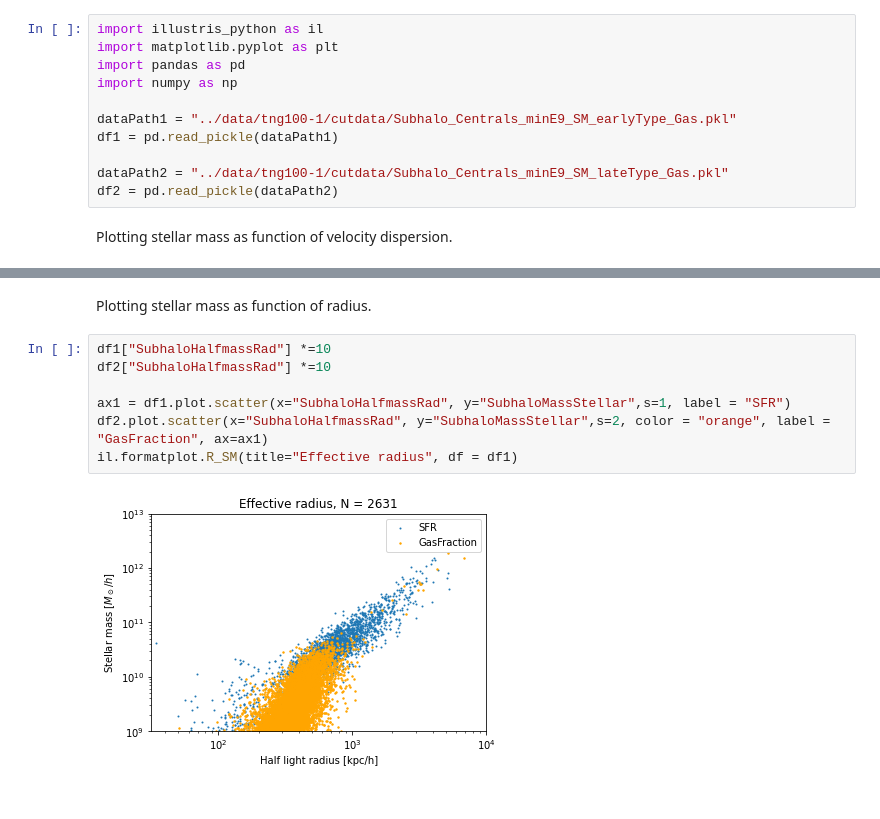
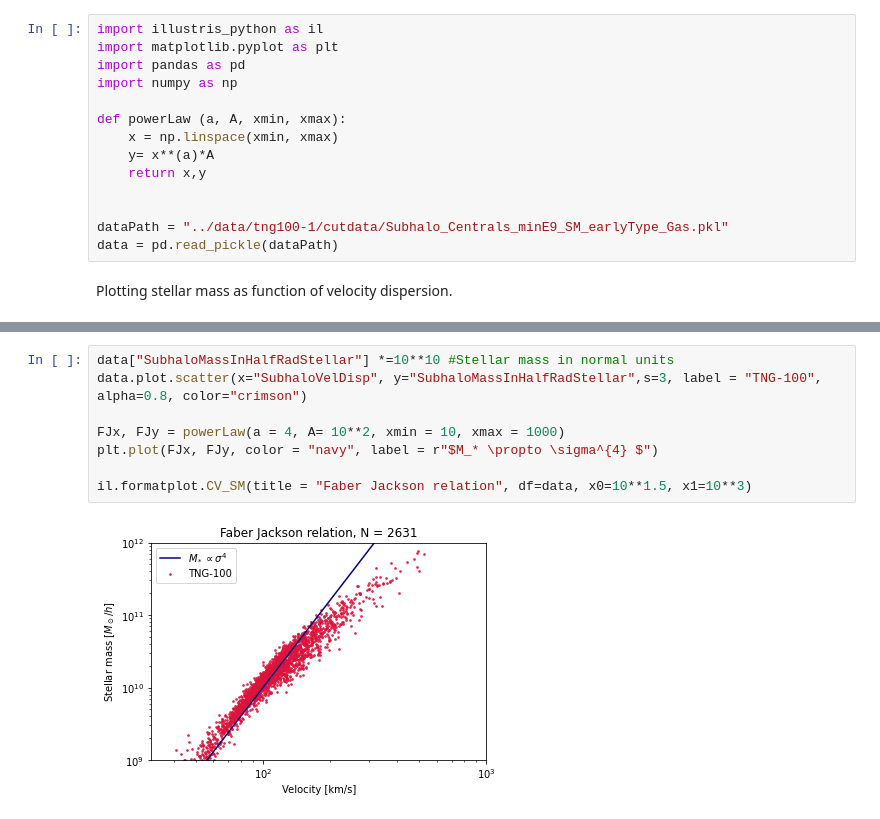
Before and after one commit to choisant/illustris-project, a Jupyter notebook: src/FP.ipynb, the cells around one changed output, grey strips where cells are left out. Drawn from its saved outputs; the diff is of its cells as text.

```diff
--- a/src/FP.ipynb
+++ b/src/FP.ipynb
@@ -4,10 +18,13 @@ import matplotlib.pyplot as plt
 import pandas as pd
 import numpy as np
 
-dataPath1 = "../data/tng100-1/cutdata/Subhalo_Centrals_minE9_SM_earlyType_Gas.pkl"
-df1 = pd.read_pickle(dataPath1)
+def powerLaw (a, A, xmin, xmax):
+    x = np.linspace(xmin, xmax)
+    y= x**(a)*A
+    return x,y
 
-dataPath2 = "../data/tng100-1/cutdata/Subhalo_Centrals_minE9_SM_lateType_Gas.pkl"
-df2 = pd.read_pickle(dataPath2)
+
+dataPath = "../data/tng100-1/cutdata/Subhalo_Centrals_minE9_SM_earlyType_Gas.pkl"
+data = pd.read_pickle(dataPath)
 # %% [markdown]
 Plotting stellar mass as function of velocity dispersion.
@@ -26,11 +31,10 @@ plt.savefig("../fig/FP/early_late_VD_SM_GasFraction.png")
-# %% [markdown]
-Plotting stellar mass as function of radius.
-# %%
-df1["SubhaloHalfmassRad"] *=10
-df2["SubhaloHalfmassRad"] *=10
-
-ax1 = df1.plot.scatter(x="SubhaloHalfmassRad", y="SubhaloMassStellar",s=1, label = "SFR")
-df2.plot.scatter(x="SubhaloHalfmassRad", y="SubhaloMassStellar",s=2, color = "orange", label = "GasFraction", ax=ax1)
-il.formatplot.R_SM(title="Effective radius", df = df1)
-# %% [output]
-[figure, removed]
+# %%
+data["SubhaloMassInHalfRadStellar"] *=10**10 #Stellar mass in normal units
+data.plot.scatter(x="SubhaloVelDisp", y="SubhaloMassInHalfRadStellar",s=3, label = "TNG-100", alpha=0.8, color="crimson")
+
+FJx, FJy = powerLaw(a = 4, A= 10**2, xmin = 10, xmax = 1000)
+plt.plot(FJx, FJy, color = "navy", label = r"$M_* \propto \sigma^{4} $")
+
+il.formatplot.CV_SM(title = "Faber Jackson relation", df=data, x0=10**1.5, x1=10**3)
+# %% [output]
+[figure, added]
```
Also changed, not shown: parts of 6 cells of this notebook, 4 other files.
